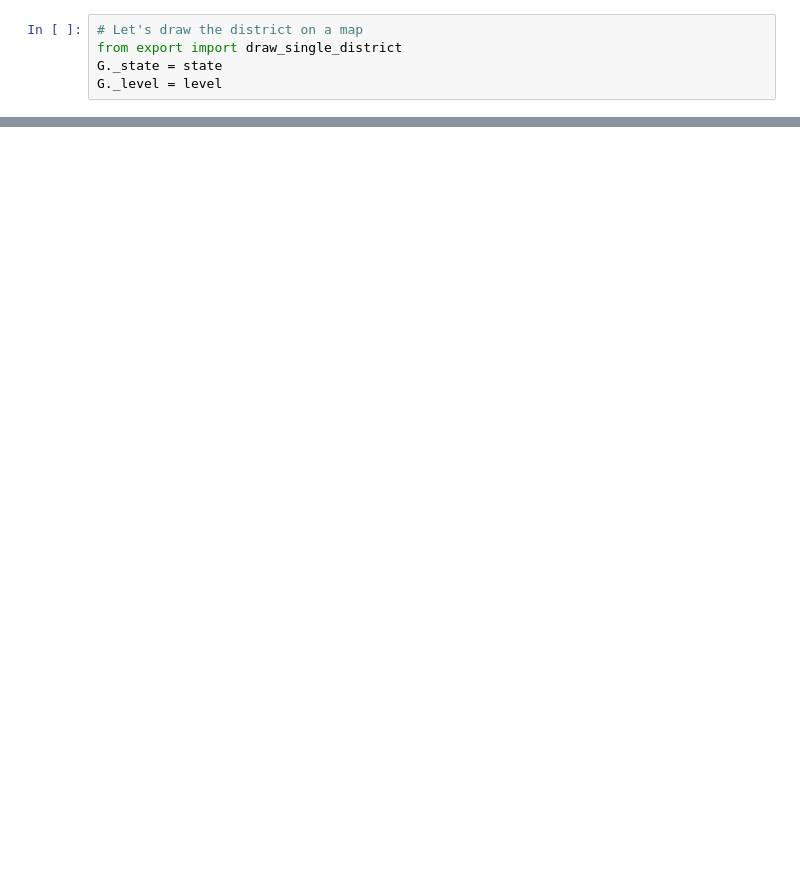
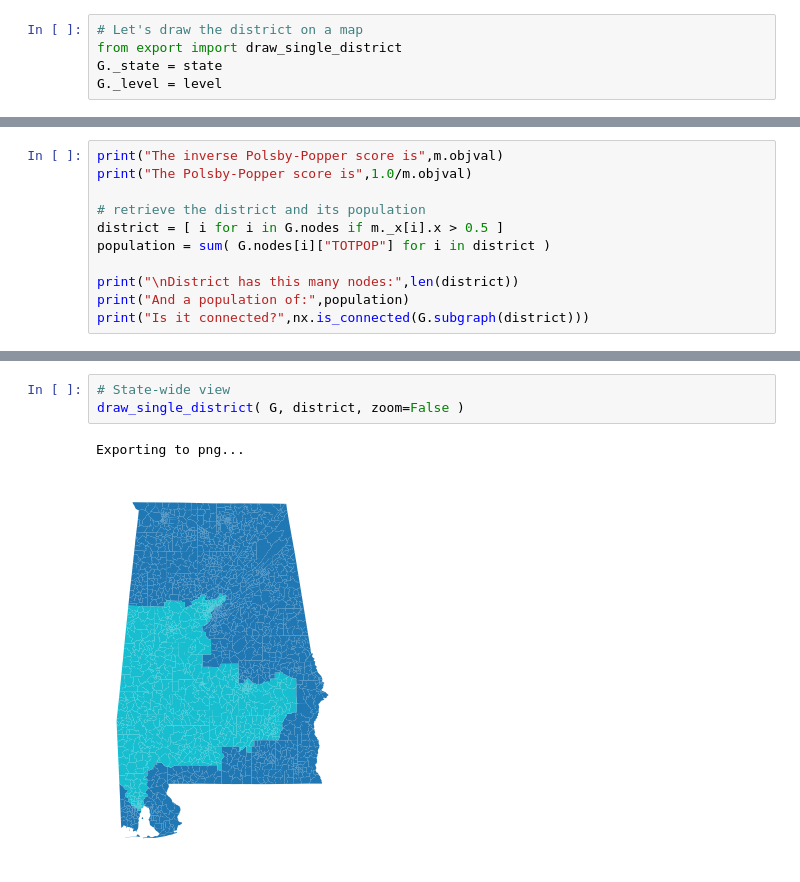
Before and after one commit to AustinLBuchanan/Polsby_Popper_optimization, a Jupyter notebook: src/double_district_AL_vtd_black.ipynb, the cells around one changed output, grey strips where cells are left out. Drawn from its saved outputs; the diff is of its cells as text; blank space fills up the shorter version.

```diff
--- a/src/double_district_AL_vtd_black.ipynb
+++ b/src/double_district_AL_vtd_black.ipynb
@@ -123,0 +146,11 @@ Exporting to png...
+# %%
+print("The inverse Polsby-Popper score is",m.objval)
+print("The Polsby-Popper score is",1.0/m.objval)
+
+# retrieve the district and its population
+district = [ i for i in G.nodes if m._x[i].x > 0.5 ]
+population = sum( G.nodes[i]["TOTPOP"] for i in district )
+
+print("\nDistrict has this many nodes:",len(district))
+print("And a population of:",population)
+print("Is it connected?",nx.is_connected(G.subgraph(district)))
@@ -123,0 +174,6 @@ Exporting to png...
+# %%
+# State-wide view
+draw_single_district( G, district, zoom=False )
+# %% [output]
+Exporting to png...
+[figure, added]
```
Also changed, not shown: parts of 13 cells of this notebook.
